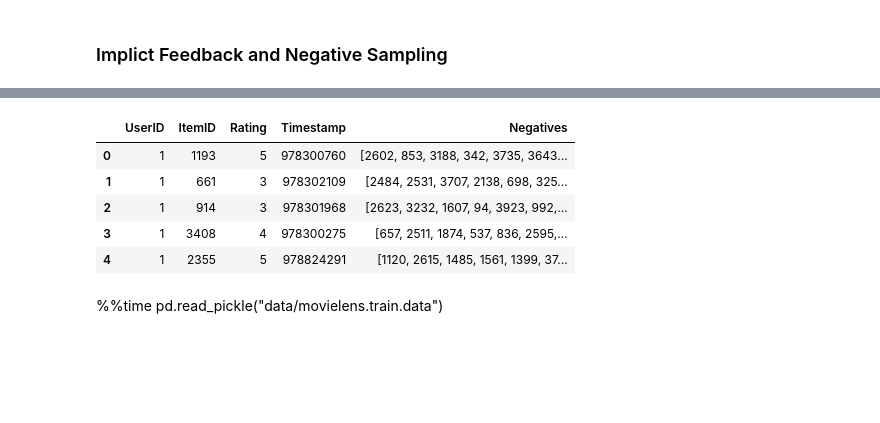
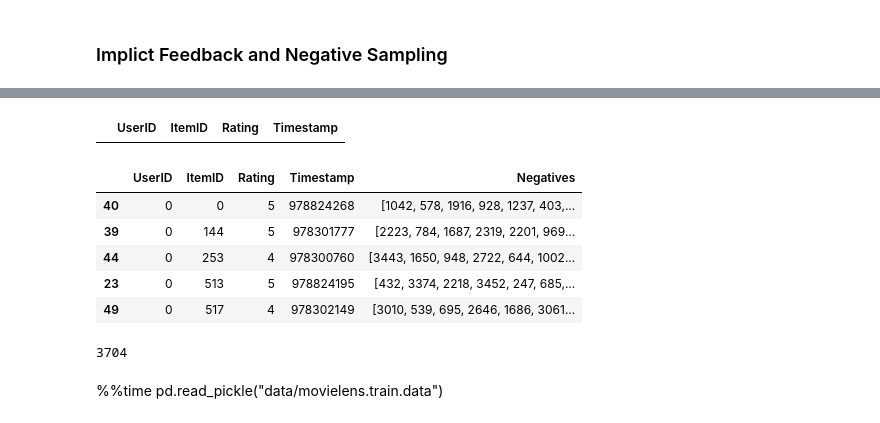
Before and after one commit to kdhiman0309/cse291-neural-collaborative-filtering, a Jupyter notebook: Data_preprocessing.ipynb, the cells around one changed output, grey strips where cells are left out. Cells and saved outputs as stored; diff of their text form; code cells hidden in the pictures; blank space fills up the shorter version.

```diff
--- a/Data_preprocessing.ipynb
+++ b/Data_preprocessing.ipynb
@@ -104,3 +107,21 @@ df_ratings[df_ratings["condition"]]
+# %%
+_id=0
+id_map = dict()
+
+def mapit(i):
+    global _id
+    if not i in id_map:
+        id_map[i] = _id
+        _id += 1
+
+    return id_map[i]
+df_ratings = df_ratings.sort_values("UserID")
+df_ratings["UserID"] = df_ratings["UserID"].apply(lambda x: mapit(x))
+_id=0
+id_map = dict()
+df_ratings = df_ratings.sort_values("ItemID")
+df_ratings["ItemID"] = df_ratings["ItemID"].apply(lambda x: mapit(x))
+df_ratings = df_ratings.sort_values(["UserID","ItemID"])
 # %%
 df_ratings.head()
 # %% [output]
@@ -124,9 +147,14 @@ df_ratings.head()
 from collections import defaultdict
 
 count_per_user = 1
+count_per_user_valid = 0
 user_counts = defaultdict(int)
 rows = []
+rows_valid = []
 for index, row in df_ratings.iterrows():
     if user_counts[row["UserID"]] < count_per_user:
         rows += [index]
         user_counts[row["UserID"]] +=1
+    elif user_counts[row["UserID"]] < count_per_user+count_per_user_valid:
+        rows_valid += [index]
+        #user_counts[row["UserID"]] +=1
@@ -133,3 +165,7 @@ for index, row in df_ratings.iterrows():
+# %%
+df_test_ratings = df_ratings.loc[rows]
+df_valid_ratings = df_ratings.loc[rows_valid]
+df_train_ratings = df_ratings.loc[list(set(df_ratings.index)-set(df_test_ratings.index)-set(df_valid_ratings.index))]
 # %%
 df_test_ratings = df_ratings.loc[rows]
 df_train_ratings = df_ratings.loc[list(set(df_ratings.index)-set(df_test_ratings.index))]
@@ -153,0 +182,3 @@ df_train_ratings.head()
+# %%
+df_valid_ratings = df_valid_ratings.sort_values(["UserID","ItemID"])
+df_valid_ratings.head()
@@ -192,10 +241,19 @@ df_test_ratings.head()
 # %%
-df_train_ratings.head()
+df_valid_ratings.head()
 # %% [output]
-|  | UserID | ItemID | Rating | Timestamp | Negatives |
-| 0 | 1 | 1193 | 5 | 978300760 | [2602, 853, 3188, 342, 3735, 3643... |
-| 1 | 1 | 661 | 3 | 978302109 | [2484, 2531, 3707, 2138, 698, 325... |
-| 2 | 1 | 914 | 3 | 978301968 | [2623, 3232, 1607, 94, 3923, 992,... |
-| 3 | 1 | 3408 | 4 | 978300275 | [657, 2511, 1874, 537, 836, 2595,... |
-| 4 | 1 | 2355 | 5 | 978824291 | [1120, 2615, 1485, 1561, 1399, 37... |
+|  | UserID | ItemID | Rating | Timestamp |
+# %%
+df_train_ratings = df_train_ratings.sort_values(["UserID","ItemID"])
+df_train_ratings.head()
+# %% [output]
+|  | UserID | ItemID | Rating | Timestamp | Negatives |
+| 40 | 0 | 0 | 5 | 978824268 | [1042, 578, 1916, 928, 1237, 403,... |
+| 39 | 0 | 144 | 5 | 978301777 | [2223, 784, 1687, 2319, 2201, 969... |
+| 44 | 0 | 253 | 4 | 978300760 | [3443, 1650, 948, 2722, 644, 1002... |
+| 23 | 0 | 513 | 5 | 978824195 | [432, 3374, 2218, 3452, 247, 685,... |
+| 49 | 0 | 517 | 4 | 978302149 | [3010, 539, 695, 2646, 1686, 3061... |
+# %%
+len(df_train_ratings.ItemID.unique())
+# %% [output]
+3704
 # %%
```
Also changed, not shown: parts of 36 cells of this notebook, 9 other files.
